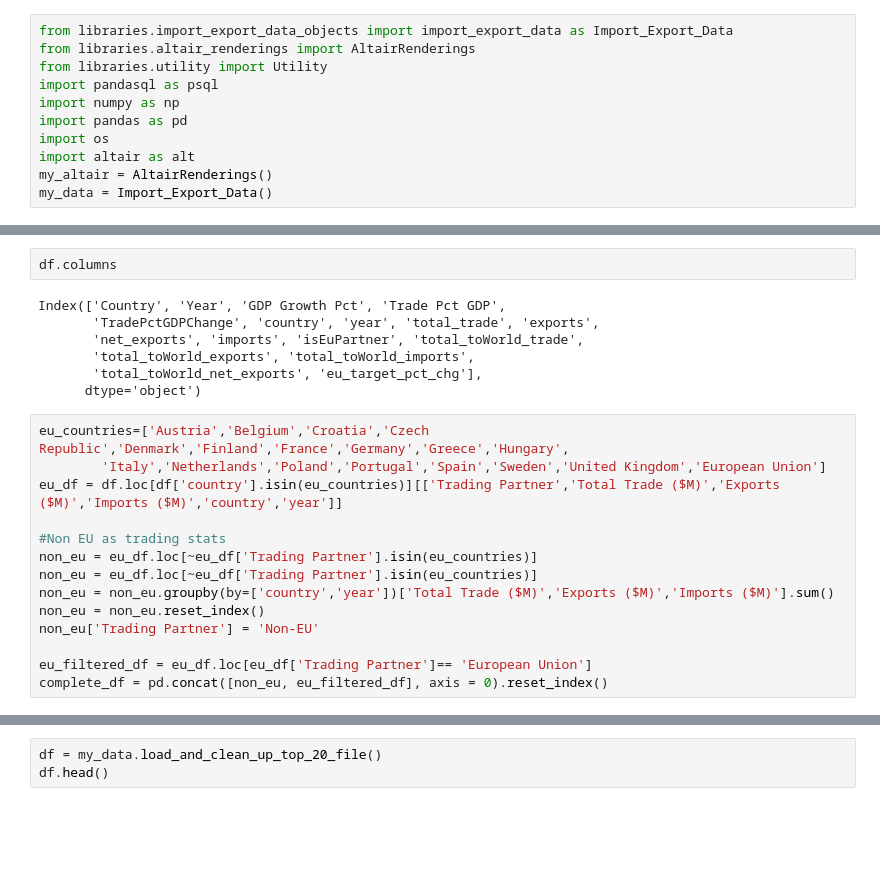
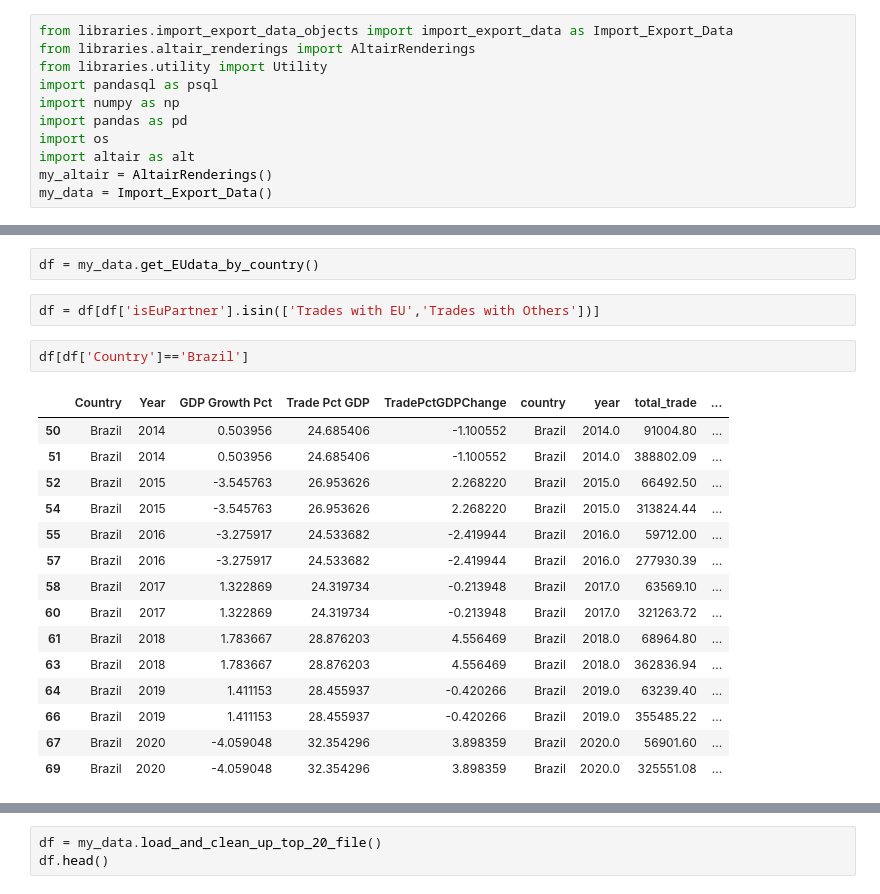
Before and after one commit to tuneman7/w209_spring_2022_thu_4_pm_team_4_web, a Jupyter notebook: eu_analysis_fz.ipynb, the cells around one changed output, grey strips where cells are left out. Saved outputs shown, nothing was run; the diff lists cells and outputs as text; blank space fills up the shorter version.

```diff
--- a/eu_analysis_fz.ipynb
+++ b/eu_analysis_fz.ipynb
@@ -129,23 +20,22 @@ my_altair.get_altaire_multi_charts_for_EU()
-# %%
-df.columns
-# %% [output]
-Index(['Country', 'Year', 'GDP Growth Pct', 'Trade Pct GDP',
-       'TradePctGDPChange', 'country', 'year', 'total_trade', 'exports',
-       'net_exports', 'imports', 'isEuPartner', 'total_toWorld_trade',
-       'total_toWorld_exports', 'total_toWorld_imports',
-       'total_toWorld_net_exports', 'eu_target_pct_chg'],
-      dtype='object')
-# %%
-eu_countries=['Austria','Belgium','Croatia','Czech Republic','Denmark','Finland','France','Germany','Greece','Hungary',
-        'Italy','Netherlands','Poland','Portugal','Spain','Sweden','United Kingdom','European Union']
-eu_df = df.loc[df['country'].isin(eu_countries)][['Trading Partner','Total Trade ($M)','Exports ($M)','Imports ($M)','country','year']]
-
-#Non EU as trading stats
-non_eu = eu_df.loc[~eu_df['Trading Partner'].isin(eu_countries)]
-non_eu = eu_df.loc[~eu_df['Trading Partner'].isin(eu_countries)]
-non_eu = non_eu.groupby(by=['country','year'])['Total Trade ($M)','Exports ($M)','Imports ($M)'].sum()
-non_eu = non_eu.reset_index()
-non_eu['Trading Partner'] = 'Non-EU'
-
-eu_filtered_df = eu_df.loc[eu_df['Trading Partner']== 'European Union']
-complete_df = pd.concat([non_eu, eu_filtered_df], axis = 0).reset_index()
+# %%
+df = my_data.get_EUdata_by_country()
+# %%
+df = df[df['isEuPartner'].isin(['Trades with EU','Trades with Others'])]
+# %%
+df[df['Country']=='Brazil']
+# %% [output]
+|  | Country | Year | GDP Growth Pct | Trade Pct GDP | TradePctGDPChange | country | year | total_trade | ... |
+| 50 | Brazil | 2014 | 0.503956 | 24.685406 | -1.100552 | Brazil | 2014.0 | 91004.80 | ... |
+| 51 | Brazil | 2014 | 0.503956 | 24.685406 | -1.100552 | Brazil | 2014.0 | 388802.09 | ... |
+| 52 | Brazil | 2015 | -3.545763 | 26.953626 | 2.268220 | Brazil | 2015.0 | 66492.50 | ... |
+| 54 | Brazil | 2015 | -3.545763 | 26.953626 | 2.268220 | Brazil | 2015.0 | 313824.44 | ... |
+| 55 | Brazil | 2016 | -3.275917 | 24.533682 | -2.419944 | Brazil | 2016.0 | 59712.00 | ... |
+| 57 | Brazil | 2016 | -3.275917 | 24.533682 | -2.419944 | Brazil | 2016.0 | 277930.39 | ... |
+| 58 | Brazil | 2017 | 1.322869 | 24.319734 | -0.213948 | Brazil | 2017.0 | 63569.10 | ... |
+| 60 | Brazil | 2017 | 1.322869 | 24.319734 | -0.213948 | Brazil | 2017.0 | 321263.72 | ... |
+| 61 | Brazil | 2018 | 1.783667 | 28.876203 | 4.556469 | Brazil | 2018.0 | 68964.80 | ... |
+| 63 | Brazil | 2018 | 1.783667 | 28.876203 | 4.556469 | Brazil | 2018.0 | 362836.94 | ... |
+| 64 | Brazil | 2019 | 1.411153 | 28.455937 | -0.420266 | Brazil | 2019.0 | 63239.40 | ... |
+| 66 | Brazil | 2019 | 1.411153 | 28.455937 | -0.420266 | Brazil | 2019.0 | 355485.22 | ... |
+| 67 | Brazil | 2020 | -4.059048 | 32.354296 | 3.898359 | Brazil | 2020.0 | 56901.60 | ... |
+| 69 | Brazil | 2020 | -4.059048 | 32.354296 | 3.898359 | Brazil | 2020.0 | 325551.08 | ... |
```
Also changed, not shown: parts of 21 cells of this notebook, 1 other file.
